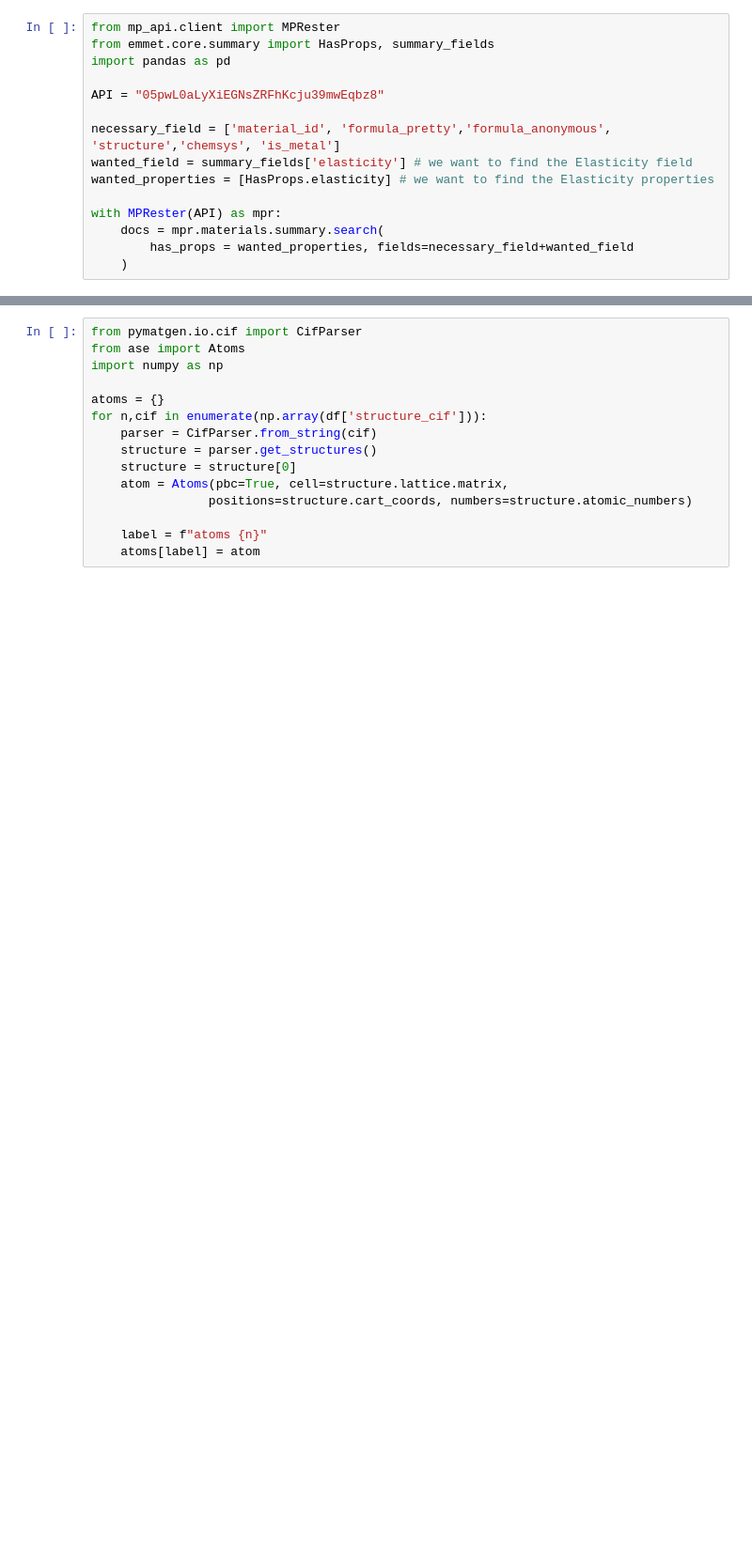
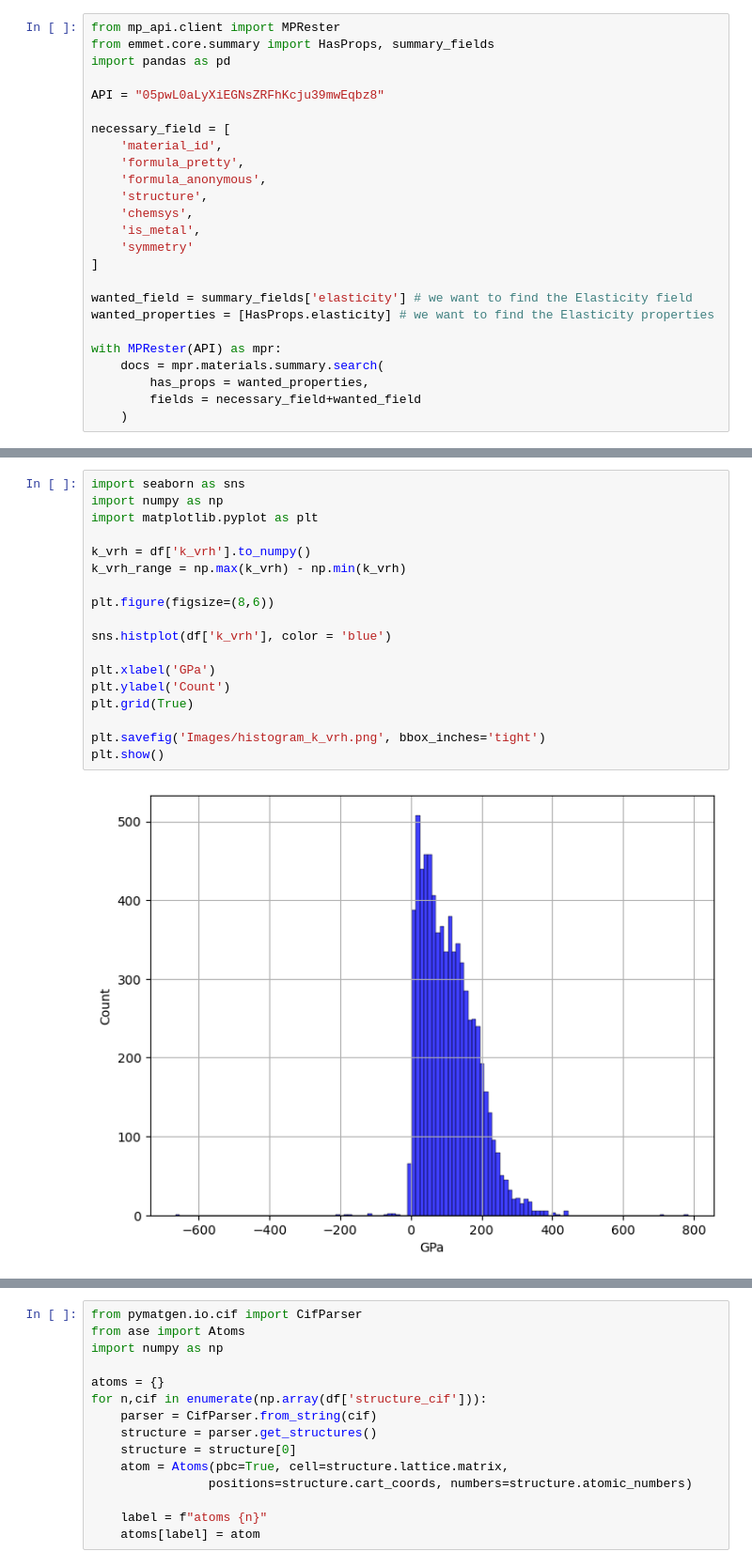
Before and after one commit to andim53/MaterialsDeepLearning, a Jupyter notebook: PropertyPrediction.ipynb, the cells around one changed output, grey strips where cells are left out. Shown: that part at 94% size. Cells and saved outputs as stored; diff of their text form; blank space fills up the shorter version.

```diff
--- a/PropertyPrediction.ipynb
+++ b/PropertyPrediction.ipynb
@@ -9,13 +9,23 @@ import pandas as pd
 
 API = "05pwL0aLyXiEGNsZRFhKcju39mwEqbz8"
 
-necessary_field = ['material_id', 'formula_pretty','formula_anonymous', 'structure','chemsys', 'is_metal']
+necessary_field = [
+    'material_id',
+    'formula_pretty',
+    'formula_anonymous',
+    'structure',
+    'chemsys',
+    'is_metal',
+    'symmetry'
+]
+
 wanted_field = summary_fields['elasticity'] # we want to find the Elasticity field
 wanted_properties = [HasProps.elasticity] # we want to find the Elasticity properties
 
 with MPRester(API) as mpr:
     docs = mpr.materials.summary.search(
-        has_props = wanted_properties, fields=necessary_field+wanted_field
+        has_props = wanted_properties,
+        fields = necessary_field+wanted_field
     )
 # %%
 docs[0]
@@ -57,0 +136,20 @@ df.head()
+# %%
+import seaborn as sns
+import numpy as np
+import matplotlib.pyplot as plt
+
+k_vrh = df['k_vrh'].to_numpy()
+k_vrh_range = np.max(k_vrh) - np.min(k_vrh)
+
+plt.figure(figsize=(8,6))
+
+sns.histplot(df['k_vrh'], color = 'blue')
+
+plt.xlabel('GPa')
+plt.ylabel('Count')
+plt.grid(True)
+
+plt.savefig('Images/histogram_k_vrh.png', bbox_inches='tight')
+plt.show()
+# %% [output]
+[figure, added]
```
Also changed, not shown: parts of 57 cells of this notebook, 10 other files.
